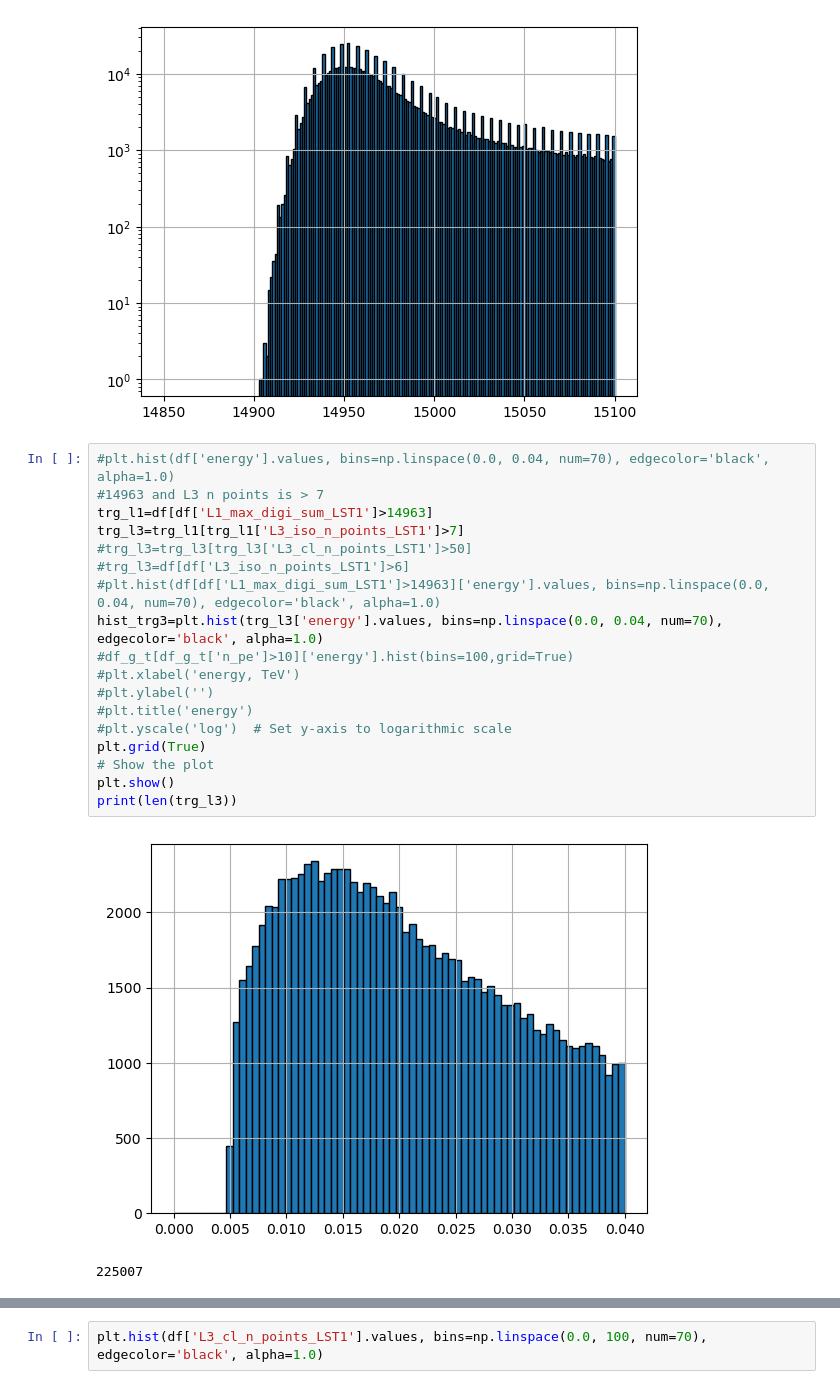
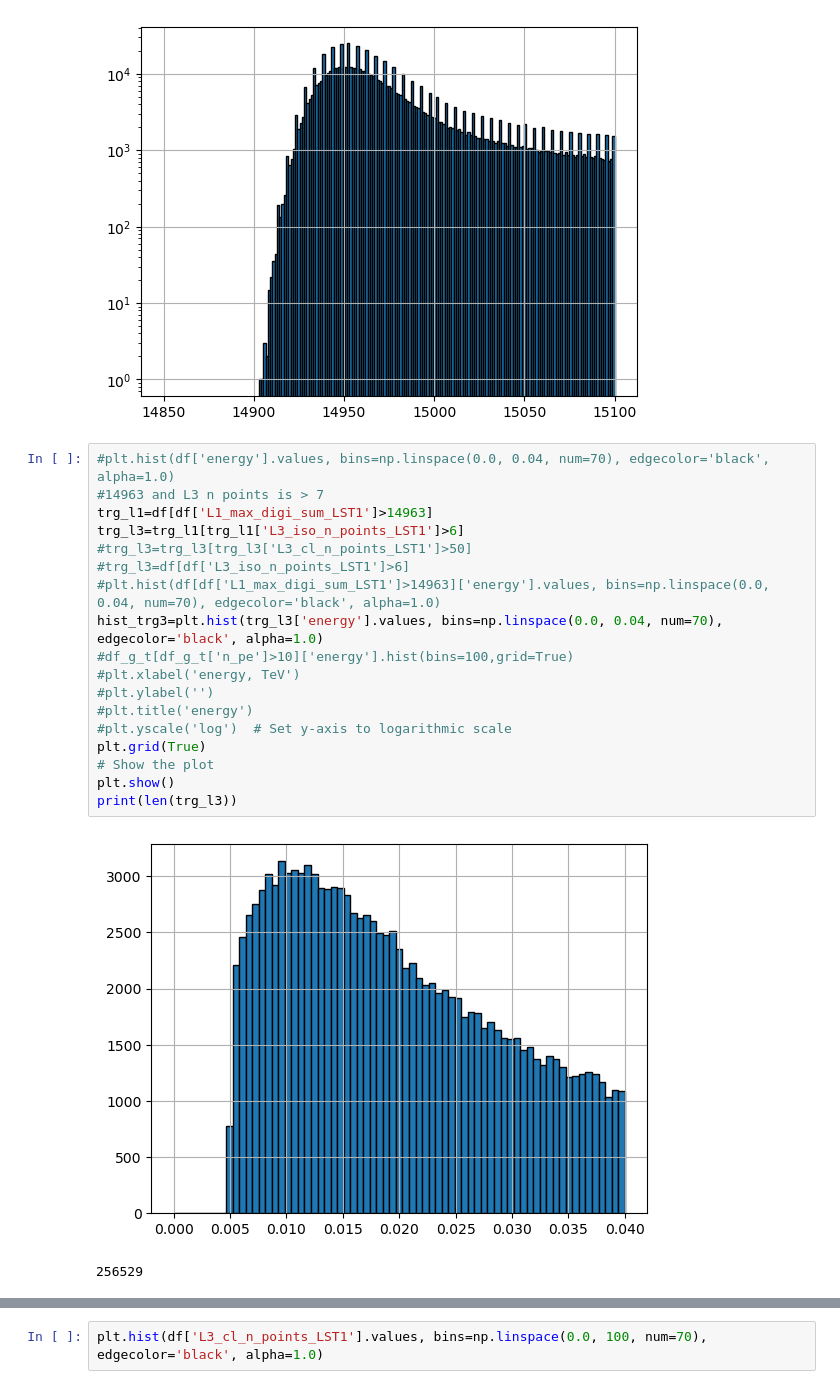
Before and after one commit to burmist-git/DBscan_on_simtel_data, a Jupyter notebook: mono_rates.ipynb, the cells around one changed output, grey strips where cells are left out. Saved outputs shown, nothing was run; the diff lists cells and outputs as text.

```diff
--- a/mono_rates.ipynb
+++ b/mono_rates.ipynb
@@ -73,24 +74,24 @@ plt.show()
 # %%
 #plt.hist(df['energy'].values, bins=np.linspace(0.0, 0.04, num=70), edgecolor='black', alpha=1.0)
 #14963 and L3 n points is > 7
 trg_l1=df[df['L1_max_digi_sum_LST1']>14963]
-trg_l3=trg_l1[trg_l1['L3_iso_n_points_LST1']>7]
+trg_l3=trg_l1[trg_l1['L3_iso_n_points_LST1']>6]
 #trg_l3=trg_l3[trg_l3['L3_cl_n_points_LST1']>50]
 #trg_l3=df[df['L3_iso_n_points_LST1']>6]
 #plt.hist(df[df['L1_max_digi_sum_LST1']>14963]['energy'].values, bins=np.linspace(0.0, 0.04, num=70), edgecolor='black', alpha=1.0)
 hist_trg3=plt.hist(trg_l3['energy'].values, bins=np.linspace(0.0, 0.04, num=70), edgecolor='black', alpha=1.0)
 #df_g_t[df_g_t['n_pe']>10]['energy'].hist(bins=100,grid=True)
 #plt.xlabel('energy, TeV')
 #plt.ylabel('')
 #plt.title('energy')
 #plt.yscale('log')  # Set y-axis to logarithmic scale
 plt.grid(True)
 # Show the plot
 plt.show()
 print(len(trg_l3))
 # %% [output]
-[figure, old version]
+[figure, new version]
-225007
+256529
 # %%
 print(len(trg_l1))
 print(len(trg_l3))
```
Also changed, not shown: parts of 14 cells of this notebook, 4 other files.
